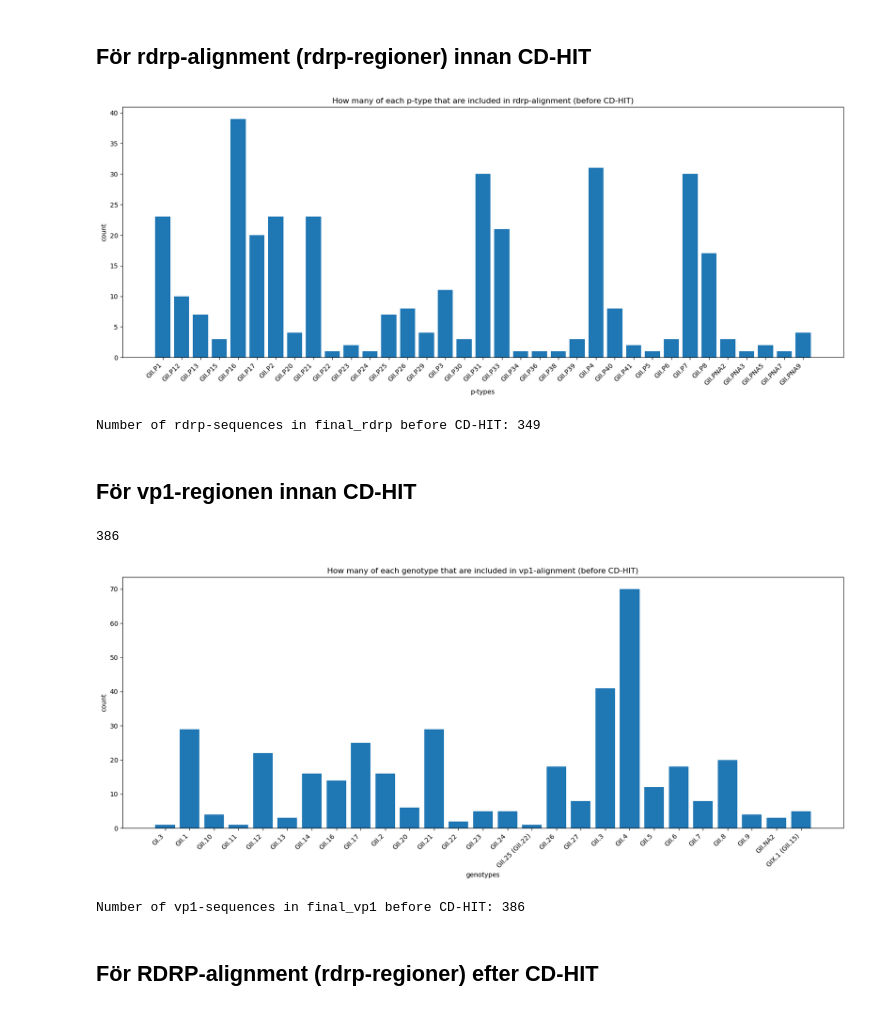
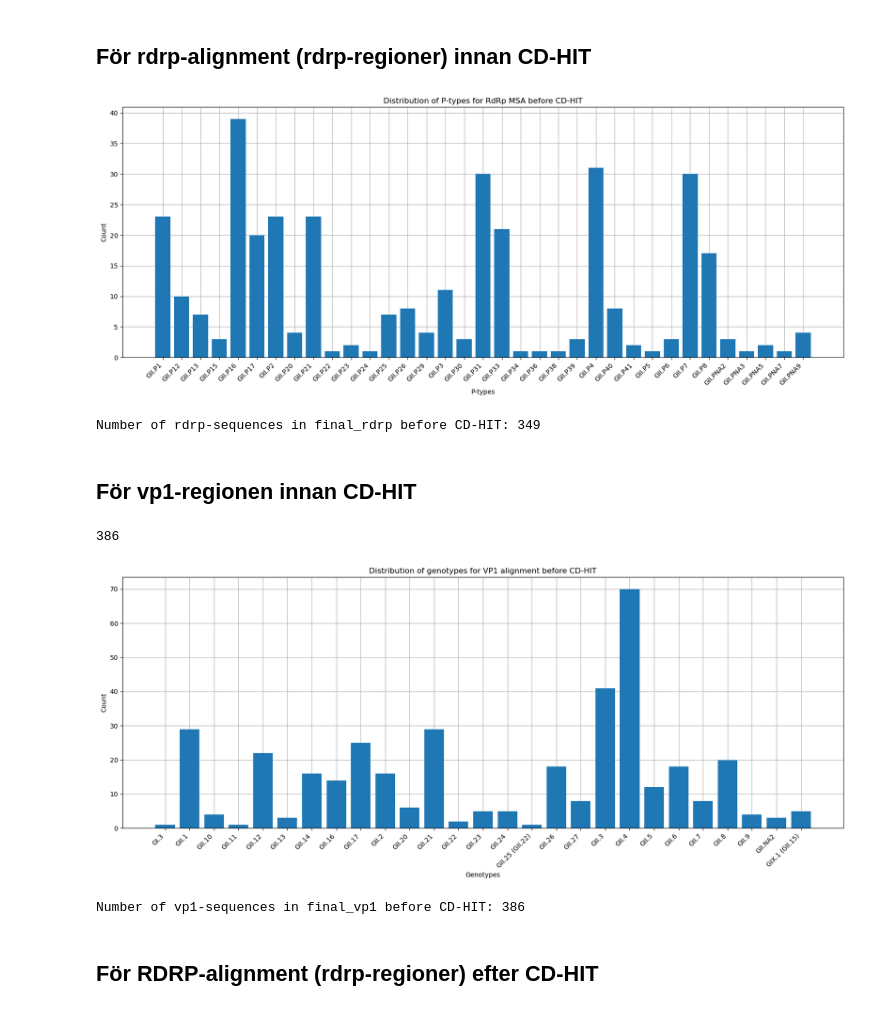
Before and after one commit to chriryde/norovirus-gii-dualtyping-ngs, a Jupyter notebook: notebooks/02_alignment correct.ipynb, the cells around one changed output. Cells and saved outputs as stored; diff of their text form; code cells hidden in the pictures.

```diff
--- a/notebooks/02_alignment correct.ipynb
+++ b/notebooks/02_alignment correct.ipynb
@@ -155,31 +157,32 @@ Number of full genome sequences used in global alignemnt: 298
 # %%
 polymerase_before_cdhit_dict = {}
 
 df_pa = pd.read_csv(MERGED_CSV)
 
 for index, row in df_pa.iterrows():
     if row['accession'] in accessions_rdrp_before_cdhit:
 
         if row["p_type"] in polymerase_before_cdhit_dict:
             polymerase_before_cdhit_dict[str(row["p_type"])] += 1
         else:
             polymerase_before_cdhit_dict[str(row["p_type"])] = 1
 
 
 polymerase_before_cdhit_ordered = OrderedDict(sorted(polymerase_before_cdhit_dict.items(), key = lambda item:item[0]))
 
 plt.figure(figsize=(20, 7))
-plt.bar(list(polymerase_before_cdhit_ordered.keys()), list(polymerase_before_cdhit_ordered.values()))
-plt.xlabel('p-types')
+plt.grid(True, zorder=0)
+plt.bar(list(polymerase_before_cdhit_ordered.keys()), list(polymerase_before_cdhit_ordered.values()), zorder=3)
+plt.xlabel('P-types')
 plt.xticks(rotation=45, ha='right')
-plt.ylabel('count')
-plt.title('How many of each p-type that are included in rdrp-alignment (before CD-HIT)')
+plt.ylabel('Count')
+plt.title('Distribution of P-types for RdRp MSA before CD-HIT')
 plt.show()
 
 
 print(f'Number of rdrp-sequences in final_rdrp before CD-HIT: {sum(polymerase_before_cdhit_ordered.values())}')
 # %% [output]
-[figure, old version]
+[figure, new version]
 Number of rdrp-sequences in final_rdrp before CD-HIT: 349
 # %% [markdown]
 ## För vp1-regionen innan CD-HIT
@@ -202,18 +205,19 @@ vp1_before_cdhit_ordered = OrderedDict(sorted(vp1_before_cdhit_dict.items(), key
 
 
 plt.figure(figsize=(20, 7))
-plt.bar(list(vp1_before_cdhit_ordered.keys()), list(vp1_before_cdhit_ordered.values()))
-plt.xlabel('genotypes')
+plt.grid(True, zorder=0)
+plt.bar(list(vp1_before_cdhit_ordered.keys()), list(vp1_before_cdhit_ordered.values()), zorder=3)
+plt.xlabel('Genotypes')
 plt.xticks(rotation=45, ha='right')
-plt.ylabel('count')
-plt.title('How many of each genotype that are included in vp1-alignment (before CD-HIT)')
+plt.ylabel('Count')
+plt.title('Distribution of genotypes for VP1 alignment before CD-HIT')
 plt.show()
 
 
 print(f'Number of vp1-sequences in final_vp1 before CD-HIT: {sum(vp1_before_cdhit_ordered.values())}')
 # %% [output]
 386
-[figure, old version]
+[figure, new version]
 Number of vp1-sequences in final_vp1 before CD-HIT: 386
 # %% [markdown]
 ## För RDRP-alignment (rdrp-regioner) efter CD-HIT
```
Also changed, not shown: parts of 3 cells of this notebook.
